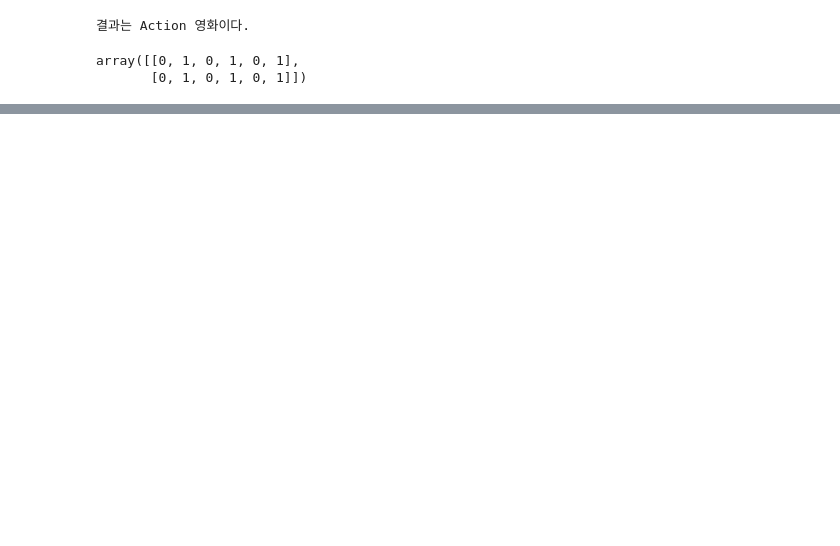
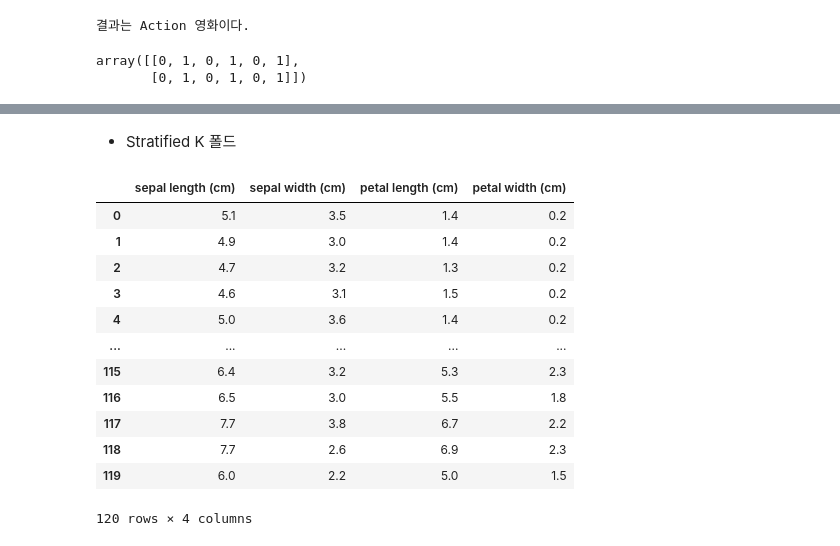
Before and after one commit to NikeLee/pythonwork, a Jupyter notebook: ai/1_샘플 소개, KNN.ipynb, the cells around one changed output, grey strips where cells are left out. Drawn from its saved outputs; the diff is of its cells as text; code cells hidden in the pictures; blank space fills up the shorter version.

```diff
--- a/ai/1_샘플 소개, KNN.ipynb
+++ b/ai/1_샘플 소개, KNN.ipynb
@@ -481,0 +487,3 @@ array([[0, 1, 0, 1, 0, 1],
+# %%
+from sklearn.datasets import load_iris
+iris = load_iris()
@@ -481,0 +534,3 @@ array([[0, 1, 0, 1, 0, 1],
+# %%
+kfold = KFold(n_splits=5)
+list(kfold.split(iris.data))
@@ -481,0 +555,29 @@ array([[0, 1, 0, 1, 0, 1],
+# %%
+from sklearn.neighbors import KNeighborsClassifier
+from sklearn.metrics import accuracy_score
+
+clf = KNeighborsClassifier(n_neighbors=3)
+
+cv_accuracy = []
+cnt = 0
+
+for train_index, test_index in kfold.split(iris.data):
+    #print("훈련용:", train_index)
+    #print("테스트용:", test_index)
+    X_train, X_test = iris.data[train_index], iris.data[test_index]
+    y_train, y_test = iris.target[train_index], iris.target[test_index]
+    #print(X_train.shape, X_test.shape, y_train.shape, y_test.shape)
+
+    # 학습 및 예측 테스트
+    clf.fit(X_train, y_train)
+    pred = clf.predict(X_test)
+    cnt = cnt + 1
+
+    # 정확도 측정
+    accuracy = np.round(accuracy_score(y_test, pred), 4)
+    print("{}회 검증 -  정확도 : {}, 학습 데이터 크기 : {}, 검증 데이터 크기 : {}".format(cnt,
+                                                                     accuracy, X_train.shape[0],
+                                                                     X_test.shape[0]))
+    cv_accuracy.append(accuracy)
+
+print("\n\n 평균 검증 정확도 : ", np.mean(cv_accuracy))
@@ -481,0 +593,19 @@ array([[0, 1, 0, 1, 0, 1],
+# %% [markdown]
++ Stratified K 폴드
+# %%
+iris_df = pd.DataFrame(X_train, columns=iris.feature_names)
+iris_df
+# %% [output]
+|  | sepal length (cm) | sepal width (cm) | petal length (cm) | petal width (cm) |
+| 0 | 5.1 | 3.5 | 1.4 | 0.2 |
+| 1 | 4.9 | 3.0 | 1.4 | 0.2 |
+| 2 | 4.7 | 3.2 | 1.3 | 0.2 |
+| 3 | 4.6 | 3.1 | 1.5 | 0.2 |
+| 4 | 5.0 | 3.6 | 1.4 | 0.2 |
+| ... | ... | ... | ... | ... |
+| 115 | 6.4 | 3.2 | 5.3 | 2.3 |
+| 116 | 6.5 | 3.0 | 5.5 | 1.8 |
+| 117 | 7.7 | 3.8 | 6.7 | 2.2 |
+| 118 | 7.7 | 2.6 | 6.9 | 2.3 |
+| 119 | 6.0 | 2.2 | 5.0 | 1.5 |
+120 rows × 4 columns
```
Also changed, not shown: parts of 12 cells of this notebook.
